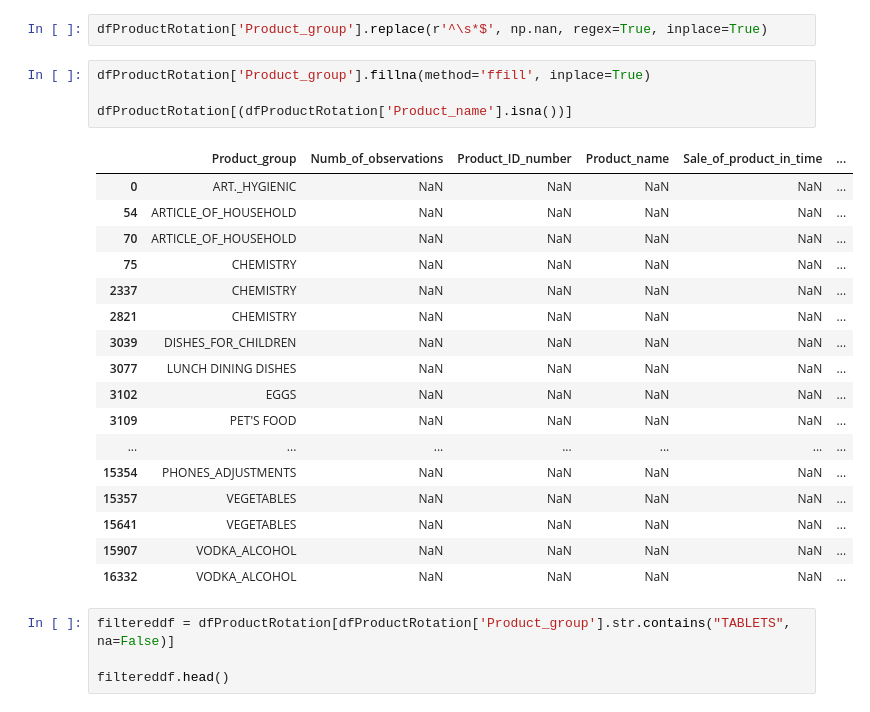
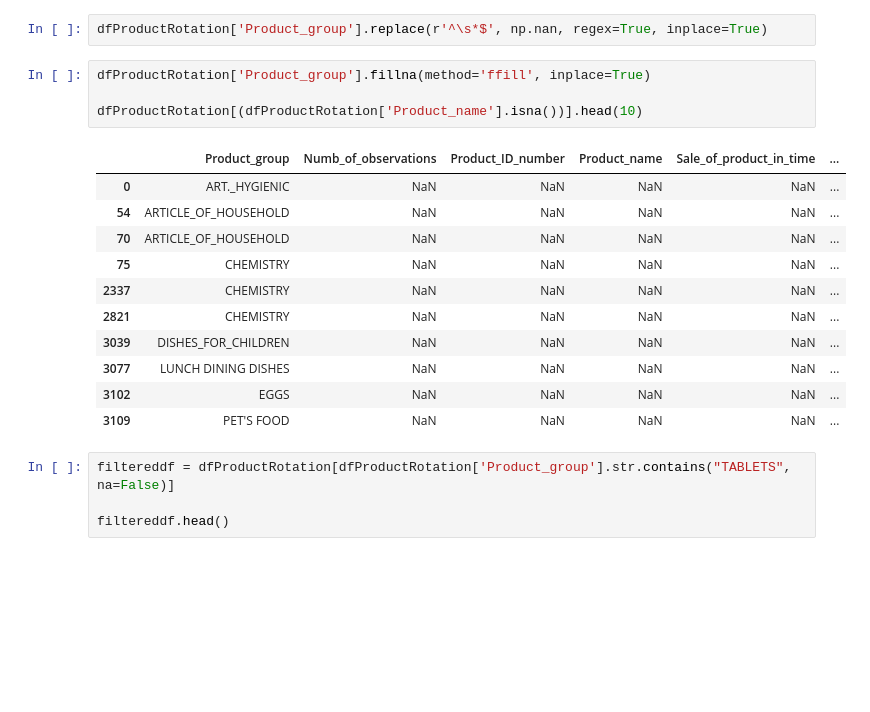
Before and after one commit to georgeolivares/Analisis-de-tienda-Poland, a Jupyter notebook: Analisis de tienda.ipynb, the cells around one changed output. Drawn from its saved outputs; the diff is of its cells as text; blank space fills up the shorter version.

```diff
--- a/Analisis de tienda.ipynb
+++ b/Analisis de tienda.ipynb
@@ -702,25 +684,19 @@ dfProductRotation['Product_group'].replace(r'^\s*$', np.nan, regex=True, inplace
 # %%
 dfProductRotation['Product_group'].fillna(method='ffill', inplace=True)
 
-dfProductRotation[(dfProductRotation['Product_name'].isna())]
+dfProductRotation[(dfProductRotation['Product_name'].isna())].head(10)
 # %% [output]
 |  | Product_group | Numb_of_observations | Product_ID_number | Product_name | Sale_of_product_in_time | ... |
 | 0 | ART._HYGIENIC | NaN | NaN | NaN | NaN | ... |
 | 54 | ARTICLE_OF_HOUSEHOLD | NaN | NaN | NaN | NaN | ... |
 | 70 | ARTICLE_OF_HOUSEHOLD | NaN | NaN | NaN | NaN | ... |
 | 75 | CHEMISTRY | NaN | NaN | NaN | NaN | ... |
 | 2337 | CHEMISTRY | NaN | NaN | NaN | NaN | ... |
 | 2821 | CHEMISTRY | NaN | NaN | NaN | NaN | ... |
 | 3039 | DISHES_FOR_CHILDREN | NaN | NaN | NaN | NaN | ... |
 | 3077 | LUNCH DINING DISHES | NaN | NaN | NaN | NaN | ... |
 | 3102 | EGGS | NaN | NaN | NaN | NaN | ... |
 | 3109 | PET'S FOOD | NaN | NaN | NaN | NaN | ... |
-| ... | ... | ... | ... | ... | ... | ... |
-| 15354 | PHONES_ADJUSTMENTS | NaN | NaN | NaN | NaN | ... |
-| 15357 | VEGETABLES | NaN | NaN | NaN | NaN | ... |
-| 15641 | VEGETABLES | NaN | NaN | NaN | NaN | ... |
-| 15907 | VODKA_ALCOHOL | NaN | NaN | NaN | NaN | ... |
-| 16332 | VODKA_ALCOHOL | NaN | NaN | NaN | NaN | ... |
 # %%
 filtereddf = dfProductRotation[dfProductRotation['Product_group'].str.contains("TABLETS", na=False)]
 
```
Also changed, not shown: parts of 9 cells of this notebook.
